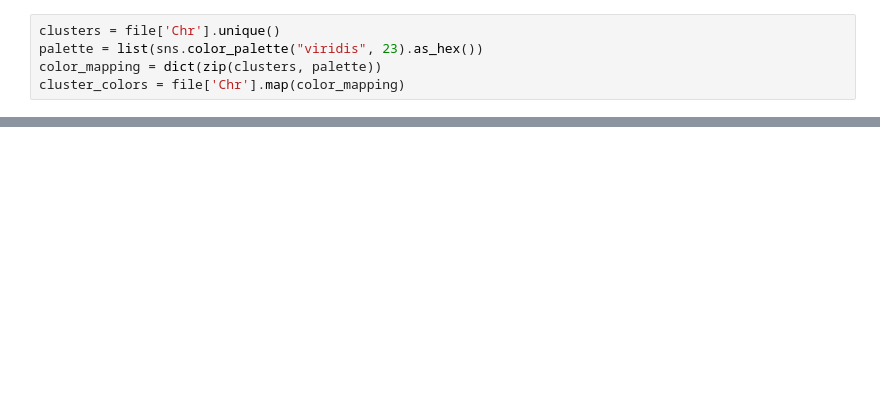
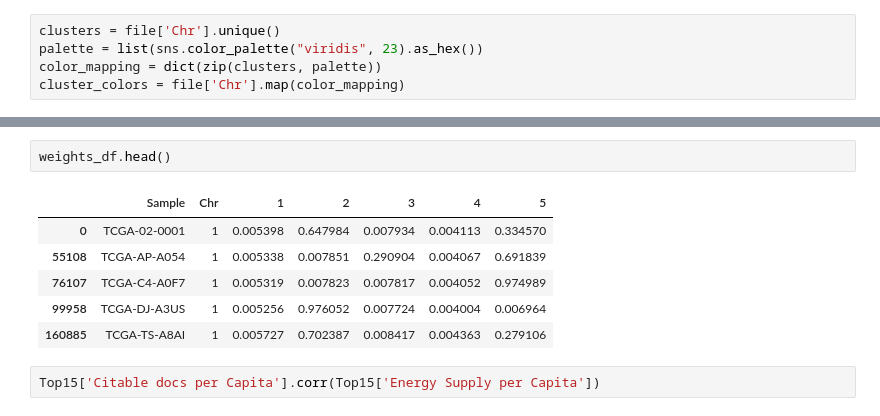
Before and after one commit to janneah/cns, a Jupyter notebook: notebooks/correlation.ipynb, the cells around one changed output, grey strips where cells are left out. Cells and saved outputs as stored; diff of their text form; blank space fills up the shorter version.

```diff
--- a/notebooks/correlation.ipynb
+++ b/notebooks/correlation.ipynb
@@ -107,0 +76,11 @@ plt.show()
+# %%
+weights_df.head()
+# %% [output]
+|  | Sample | Chr | 1 | 2 | 3 | 4 | 5 |
+| 0 | TCGA-02-0001 | 1 | 0.005398 | 0.647984 | 0.007934 | 0.004113 | 0.334570 |
+| 55108 | TCGA-AP-A054 | 1 | 0.005338 | 0.007851 | 0.290904 | 0.004067 | 0.691839 |
+| 76107 | TCGA-C4-A0F7 | 1 | 0.005319 | 0.007823 | 0.007817 | 0.004052 | 0.974989 |
+| 99958 | TCGA-DJ-A3US | 1 | 0.005256 | 0.976052 | 0.007724 | 0.004004 | 0.006964 |
+| 160885 | TCGA-TS-A8AI | 1 | 0.005727 | 0.702387 | 0.008417 | 0.004363 | 0.279106 |
+# %%
+Top15['Citable docs per Capita'].corr(Top15['Energy Supply per Capita'])
```
Also changed, not shown: parts of 5 cells of this notebook, 4 other files.
